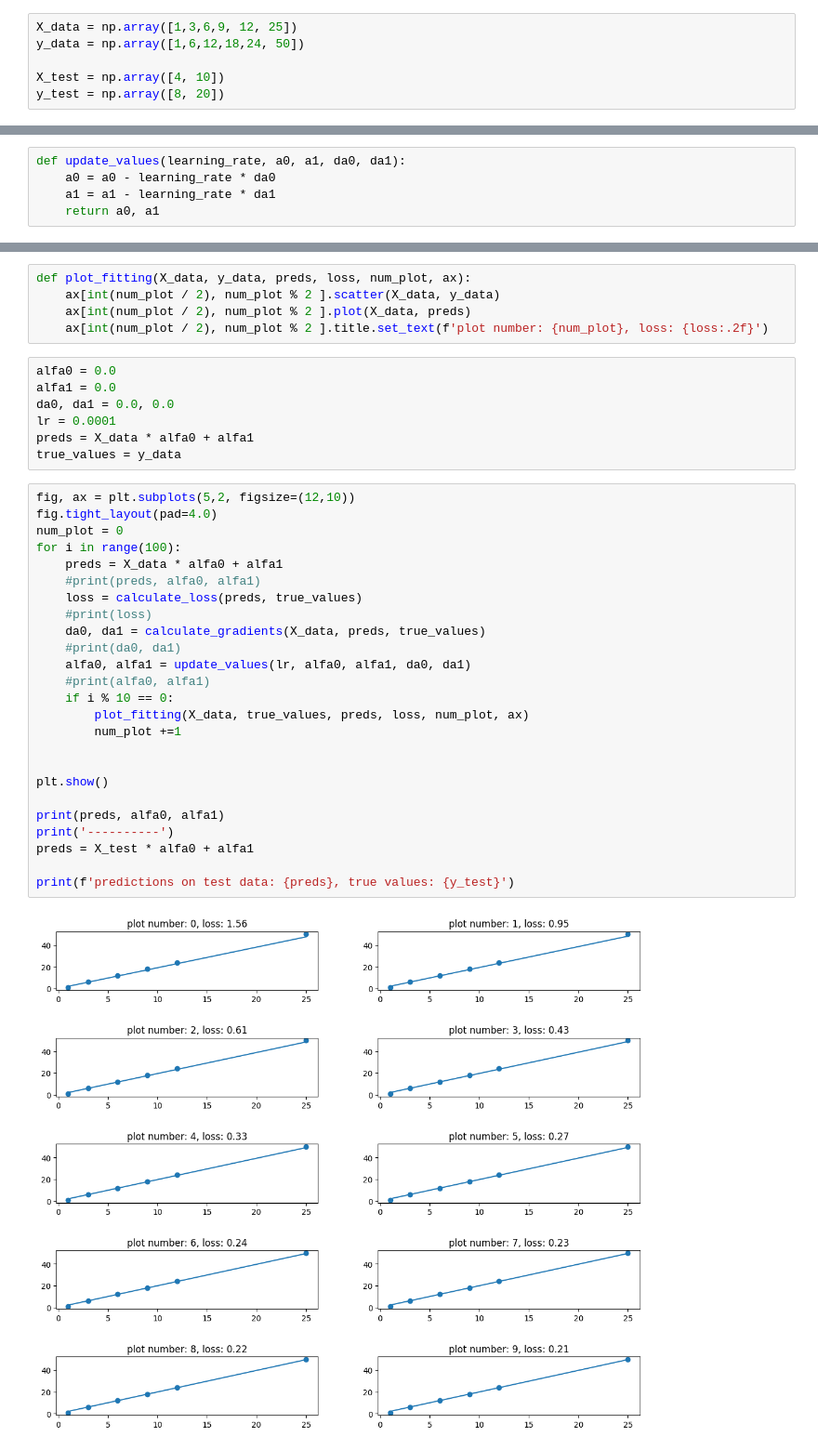
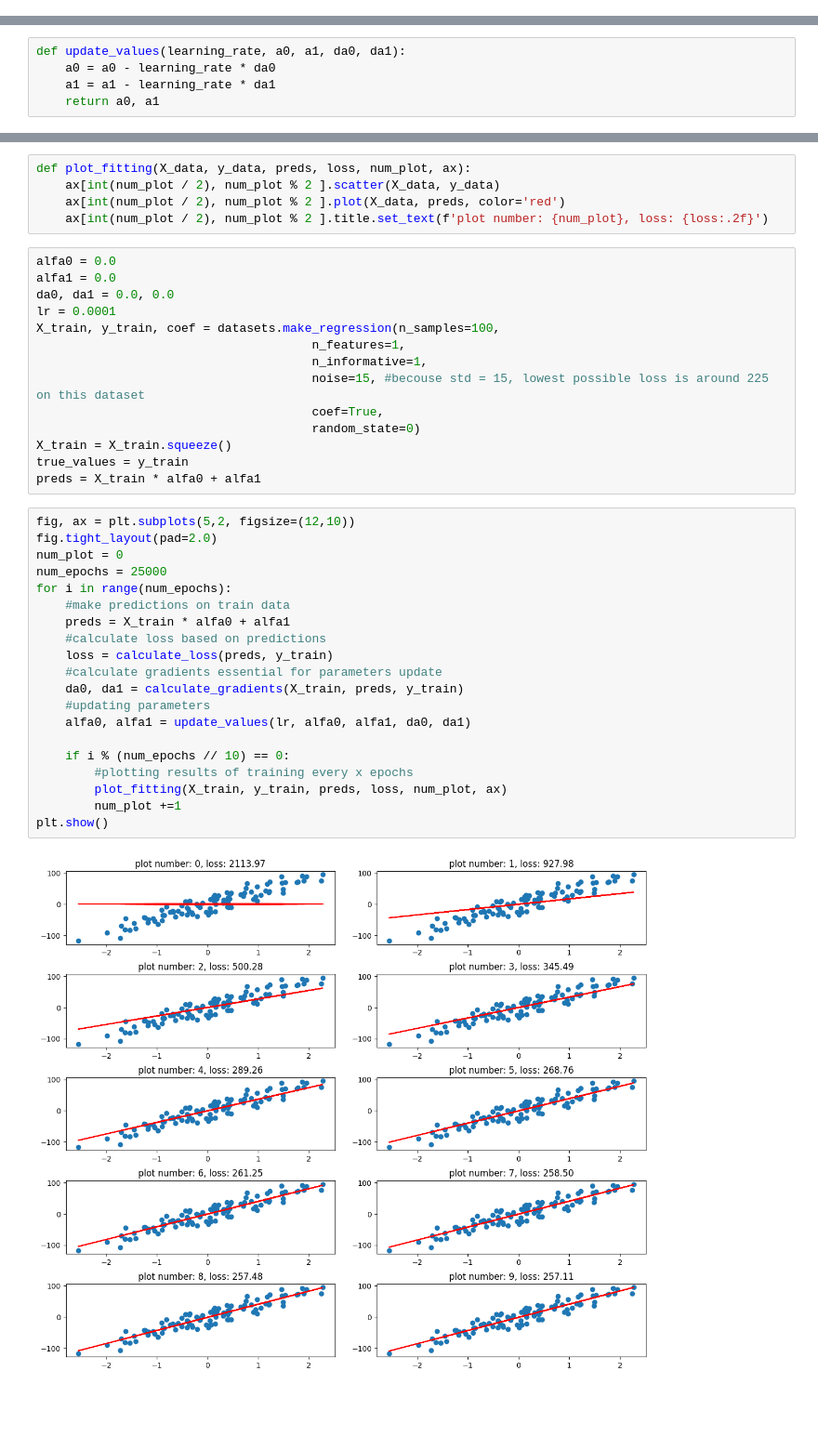
Before and after one commit to JRogul/MachineLearning, a Jupyter notebook: algorithm/from_scratch/linear_regression.ipynb, the cells around one changed output, grey strips where cells are left out. Shown at 93% size. Cells and saved outputs as stored; diff of their text form; blank space fills up the shorter version.

Commit message:
linear regression from scratch

```diff
--- a/algorithm/from_scratch/linear_regression.ipynb
+++ b/algorithm/from_scratch/linear_regression.ipynb
@@ -5,10 +6,4 @@ import matplotlib.pyplot as plt
 np.set_printoptions(suppress=True)
-# %%
-X_data = np.array([1,3,6,9, 12, 25])
-y_data = np.array([1,6,12,18,24, 50])
-
-X_test = np.array([4, 10])
-y_test = np.array([8, 20])
 # %%
 def calculate_loss(preds, true_values):
     loss =  (1/len(preds)) * np.sum((true_values - preds) ** 2)
@@ -30,39 +22,41 @@ print(1,int(2 / 3), 2 % 3)
 # %%
 def plot_fitting(X_data, y_data, preds, loss, num_plot, ax):
     ax[int(num_plot / 2), num_plot % 2 ].scatter(X_data, y_data)
-    ax[int(num_plot / 2), num_plot % 2 ].plot(X_data, preds)
+    ax[int(num_plot / 2), num_plot % 2 ].plot(X_data, preds, color='red')
     ax[int(num_plot / 2), num_plot % 2 ].title.set_text(f'plot number: {num_plot}, loss: {loss:.2f}')
 # %%
 alfa0 = 0.0
 alfa1 = 0.0
 da0, da1 = 0.0, 0.0
 lr = 0.0001
-preds = X_data * alfa0 + alfa1
-true_values = y_data
+X_train, y_train, coef = datasets.make_regression(n_samples=100,
+                                      n_features=1,
+                                      n_informative=1,
+                                      noise=15, #becouse std = 15, lowest possible loss is around 225 on this dataset
+                                      coef=True,
+                                      random_state=0)
+X_train = X_train.squeeze()
+true_values = y_train
+preds = X_train * alfa0 + alfa1
 # %%
 fig, ax = plt.subplots(5,2, figsize=(12,10))
-fig.tight_layout(pad=4.0)
+fig.tight_layout(pad=2.0)
 num_plot = 0
-for i in range(100):
-    preds = X_data * alfa0 + alfa1
-    #print(preds, alfa0, alfa1)
-    loss = calculate_loss(preds, true_values)
-    #print(loss)
-    da0, da1 = calculate_gradients(X_data, preds, true_values)
-    #print(da0, da1)
+num_epochs = 25000
+for i in range(num_epochs):
+    #make predictions on train data
+    preds = X_train * alfa0 + alfa1
+    #calculate loss based on predictions
+    loss = calculate_loss(preds, y_train)
+    #calculate gradients essential for parameters update
+    da0, da1 = calculate_gradients(X_train, preds, y_train)
+    #updating parameters
     alfa0, alfa1 = update_values(lr, alfa0, alfa1, da0, da1)
-    #print(alfa0, alfa1)
-    if i % 10 == 0:
-        plot_fitting(X_data, true_values, preds, loss, num_plot, ax)
+
+    if i % (num_epochs // 10) == 0:
+        #plotting results of training every x epochs
+        plot_fitting(X_train, y_train, preds, loss, num_plot, ax)
         num_plot +=1
-
-
 plt.show()
-
-print(preds, alfa0, alfa1)
-print('----------')
-preds = X_test * alfa0 + alfa1
-
-print(f'predictions on test data: {preds}, true values: {y_test}')
 # %% [output]
-[figure, old version]
+[figure, new version]
```
Also changed, not shown: parts of 6 cells of this notebook.
